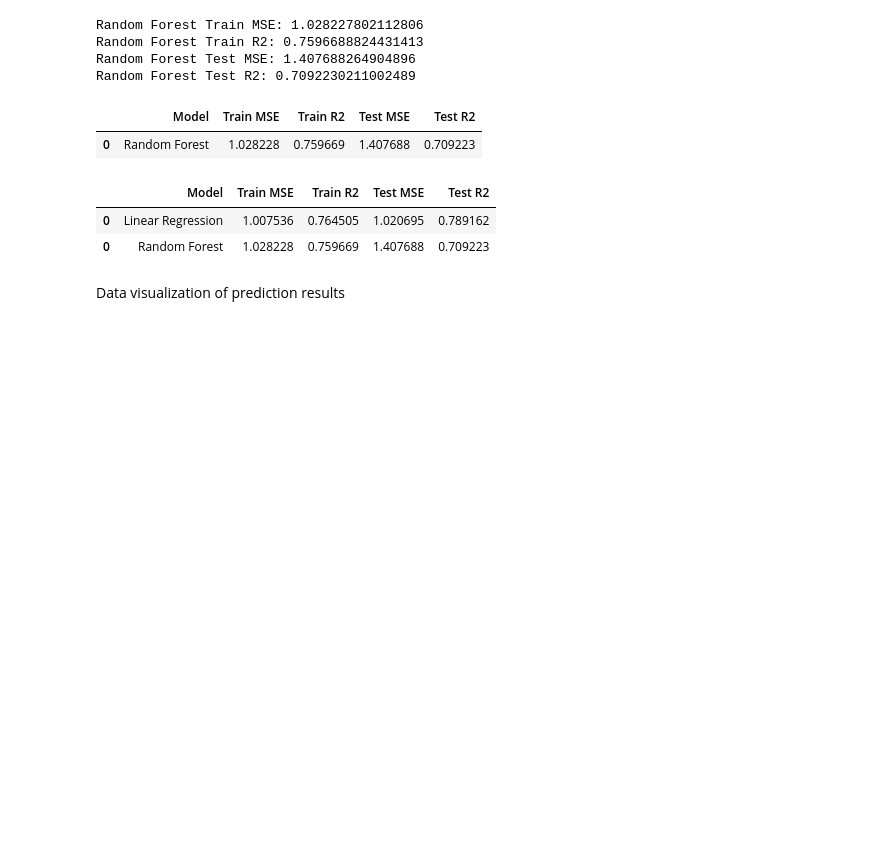
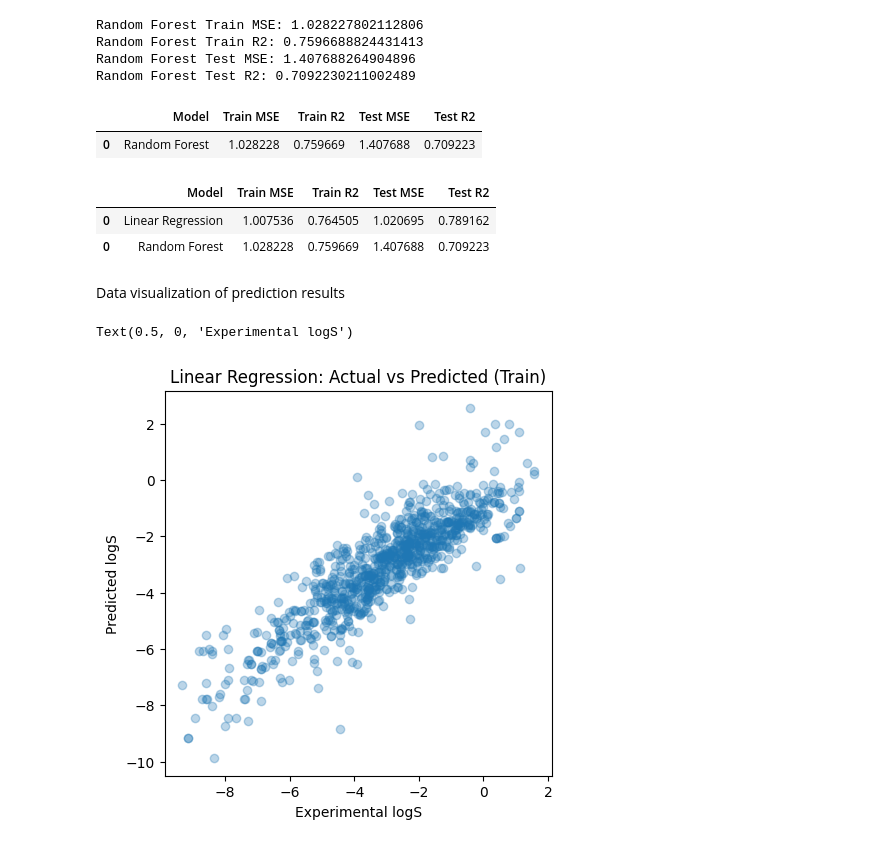
Before and after one commit to Rupesh-AI404/first_ml_project, a Jupyter notebook: first.ipynb, the cells around one changed output. Drawn from its saved outputs; the diff is of its cells as text; code cells hidden in the pictures; blank space fills up the shorter version.

Commit message:
Comparing Models with data visualization

```diff
--- a/first.ipynb
+++ b/first.ipynb
@@ -211,10 +211,13 @@ Data visualization of prediction results
 # %%
 import matplotlib.pyplot as plt
 import numpy as np
 
-plt.figure(figsize=(5, 5))
+plt.figure(figsize=(15, 5))
 plt.scatter(x=y_train, y=y_lr_train_pred, alpha = 0.3)
 plt.plot()
 plt.title('Linear Regression: Actual vs Predicted (Train)')
 plt.ylabel('Predicted logS')
 plt.xlabel('Experimental logS')
+# %% [output]
+Text(0.5, 0, 'Experimental logS')
+[figure, added]
```
